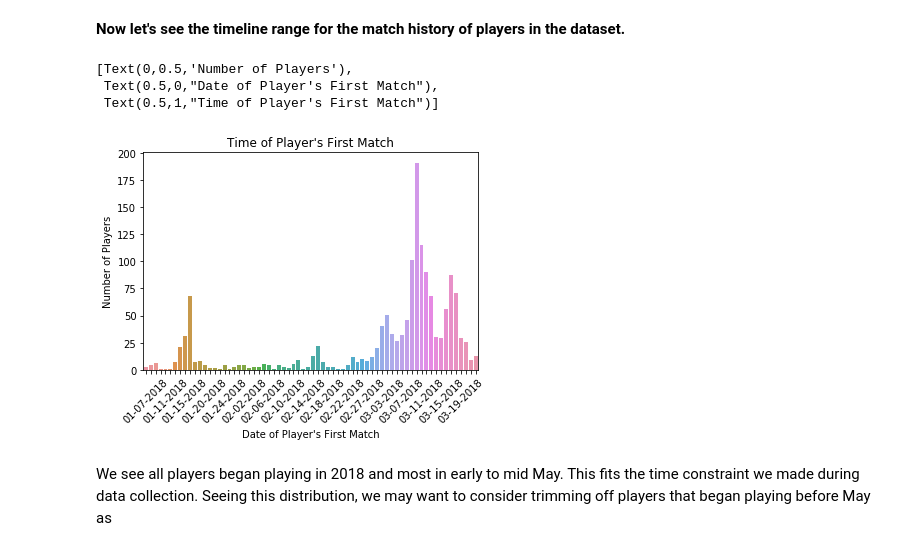
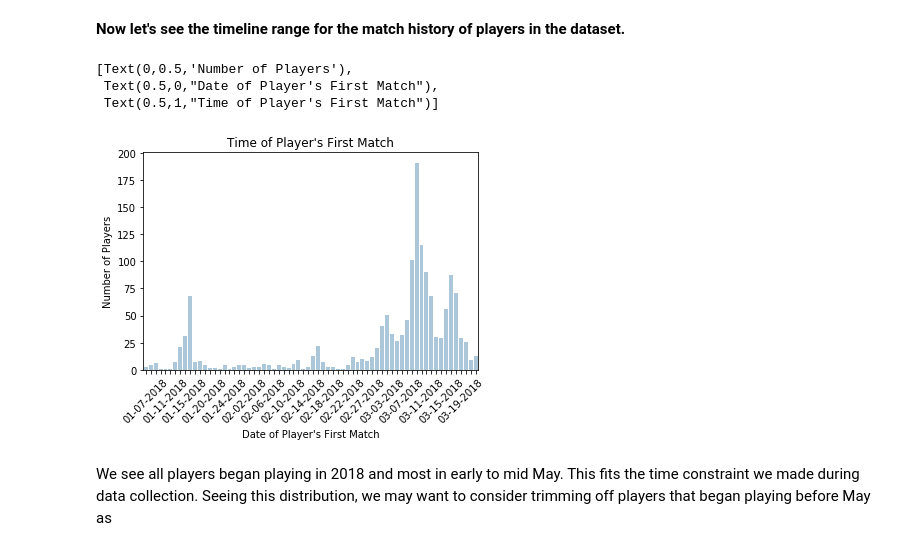
Before and after one commit to dskarbrevik/League-of-Legends-Churn-Prediction, a Jupyter notebook: LoL Churn Predictor [Part 2 - Data Cleaning and EDA].ipynb, the cells around one changed output. Drawn from its saved outputs; the diff is of its cells as text; code cells hidden in the pictures.

```diff
--- a/LoL Churn Predictor [Part 2 - Data Cleaning and EDA].ipynb
+++ b/LoL Churn Predictor [Part 2 - Data Cleaning and EDA].ipynb
@@ -399,20 +399,23 @@ Of course we see that players are only levels 1-5 as we required during the data
 # %%
 # create time dataframe
 years = [arrow.get(x).format('MM-DD-YYYY') for x in df['first_match_time']]
 df_match_creation = pd.DataFrame.from_dict(Counter(years), orient='index').reset_index()
 df_match_creation = df_match_creation.rename(columns={'index':'time', 0:'count'})
 df_match_creation = df_match_creation.sort_values(by="time")
 
 # plot time dataframe as bar plot
-ax = sns.barplot(x=df_match_creation['time'], y=df_match_creation['count'])
+#pal = sns.color_palette("Blues_d", len(df_match_creation))
+
+ax = sns.barplot(x='time', y='count', data=df_match_creation, color="#a5c8e1")
+
 [l.set_visible(False) for (i,l) in enumerate(ax.xaxis.get_ticklabels()) if i % 4 != 0]
 ax.set_xticklabels(ax.get_xticklabels(),rotation=45)
 ax.set(title="Time of Player's First Match", xlabel="Date of Player's First Match", ylabel="Number of Players")
 # %% [output]
 [Text(0,0.5,'Number of Players'),
  Text(0.5,0,"Date of Player's First Match"),
  Text(0.5,1,"Time of Player's First Match")]
-[figure, old version]
+[figure, new version]
 # %%
 # save high-res for website
 ax = ax.get_figure()
```
Also changed, not shown: parts of 1 cell of this notebook, 2 other files.
